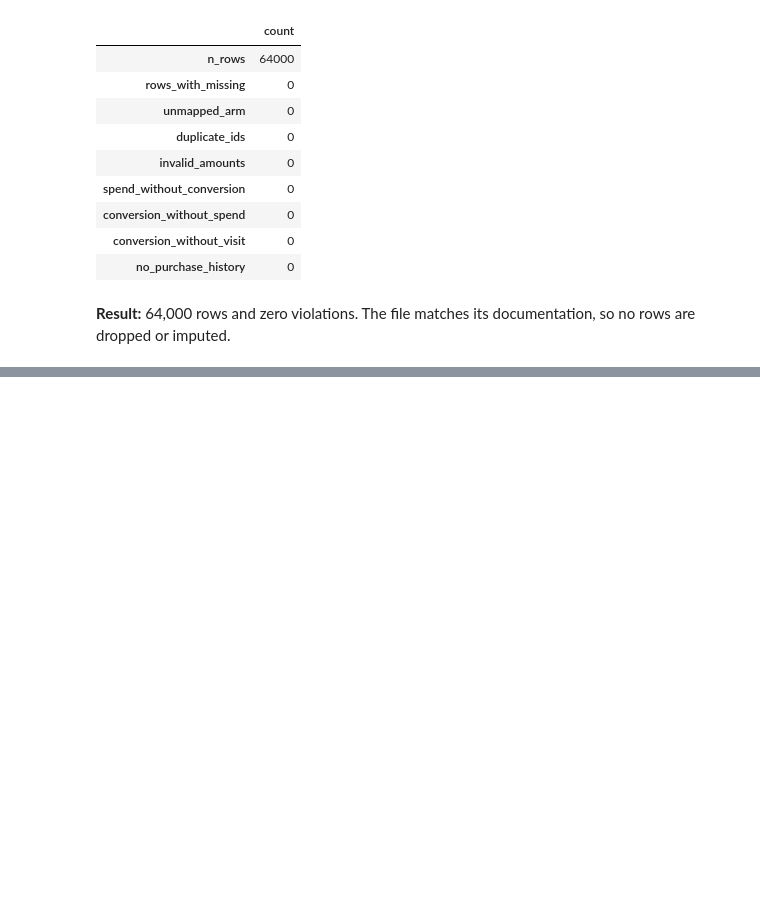
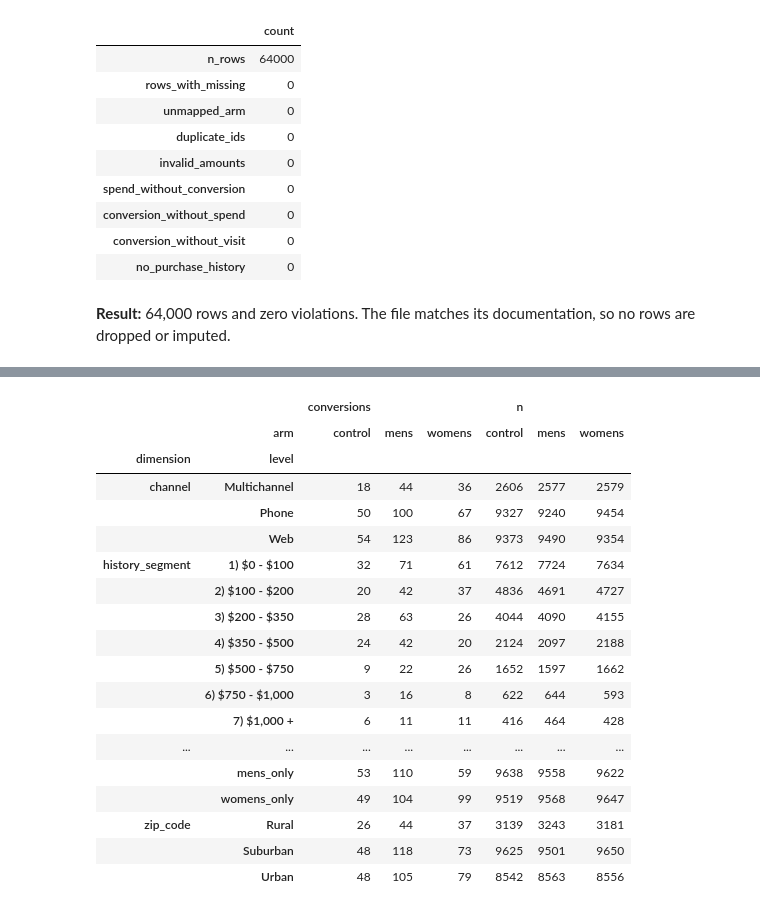
Before and after one commit to berkcansuner/hillstrom-email-uplift, a Jupyter notebook: notebooks/01_sql_prep.ipynb, the cells around one changed output, grey strips where cells are left out. Cells and saved outputs as stored; diff of their text form; code cells hidden in the pictures; blank space fills up the shorter version.

Commit message:
Add notebook 01: per-arm and per-segment summaries

```diff
--- a/notebooks/01_sql_prep.ipynb
+++ b/notebooks/01_sql_prep.ipynb
@@ -165,0 +278,25 @@ quality.T.rename(columns={0: "count"})
+# %%
+segment_summary = run_sql_file(con, "03_segment_summary.sql")
+segment_summary.pivot_table(
+    index=["dimension", "level"], columns="arm", values=["n", "conversions"], aggfunc="sum"
+).astype(int)
+# %% [output]
+|  |  | conversions |  |  | n |  |  |
+|  | arm | control | mens | womens | control | mens | womens |
+| dimension | level |  |  |  |  |  |  |
+| channel | Multichannel | 18 | 44 | 36 | 2606 | 2577 | 2579 |
+|  | Phone | 50 | 100 | 67 | 9327 | 9240 | 9454 |
+|  | Web | 54 | 123 | 86 | 9373 | 9490 | 9354 |
+| history_segment | 1) $0 - $100 | 32 | 71 | 61 | 7612 | 7724 | 7634 |
+|  | 2) $100 - $200 | 20 | 42 | 37 | 4836 | 4691 | 4727 |
+|  | 3) $200 - $350 | 28 | 63 | 26 | 4044 | 4090 | 4155 |
+|  | 4) $350 - $500 | 24 | 42 | 20 | 2124 | 2097 | 2188 |
+|  | 5) $500 - $750 | 9 | 22 | 26 | 1652 | 1597 | 1662 |
+|  | 6) $750 - $1,000 | 3 | 16 | 8 | 622 | 644 | 593 |
+|  | 7) $1,000 + | 6 | 11 | 11 | 416 | 464 | 428 |
+| ... | ... | ... | ... | ... | ... | ... | ... |
+|  | mens_only | 53 | 110 | 59 | 9638 | 9558 | 9622 |
+|  | womens_only | 49 | 104 | 99 | 9519 | 9568 | 9647 |
+| zip_code | Rural | 26 | 44 | 37 | 3139 | 3243 | 3181 |
+|  | Suburban | 48 | 118 | 73 | 9625 | 9501 | 9650 |
+|  | Urban | 48 | 105 | 79 | 8542 | 8563 | 8556 |
```
Also changed, not shown: parts of 9 cells of this notebook.
